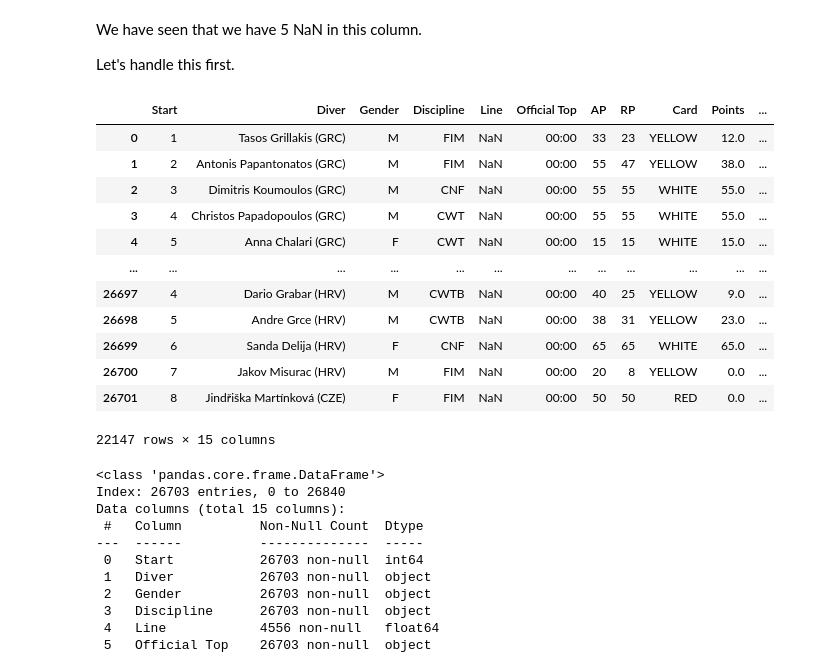
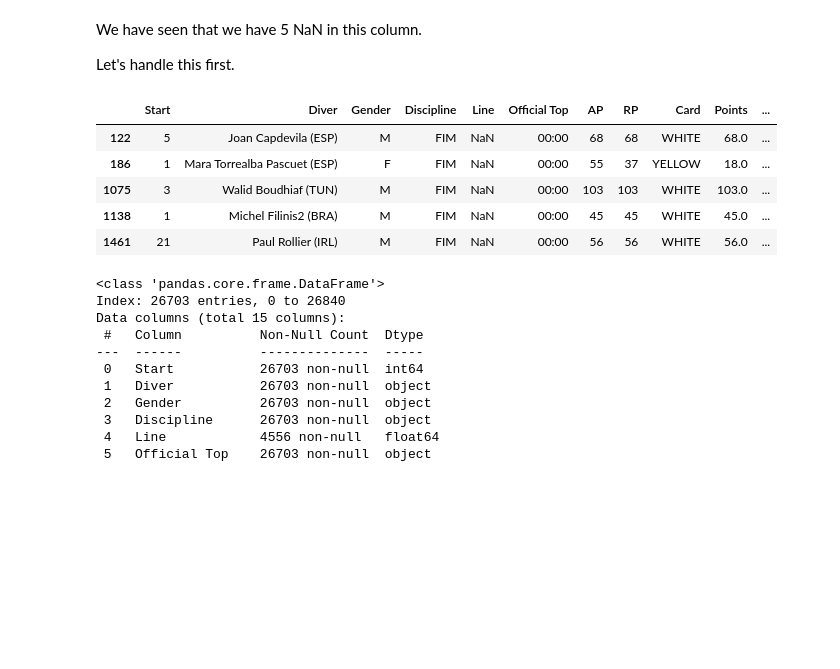
Before and after one commit to ai-mohammed/Projet-Machine-Learning-apn-e, a Jupyter notebook: src/Data_exploration.ipynb, the cells around one changed output. Drawn from its saved outputs; the diff is of its cells as text; code cells hidden in the pictures; blank space fills up the shorter version.

```diff
--- a/src/Data_exploration.ipynb
+++ b/src/Data_exploration.ipynb
@@ -273,19 +273,12 @@ We have seen that we have 5 NaN in this column.
 
 Let's handle this first.
 # %%
-df[df.isna().any(axis=1)]
+df[df["Remarks"].isna() == True]
 # %% [output]
 |  | Start | Diver | Gender | Discipline | Line | Official Top | AP | RP | Card | Points | ... |
-| 0 | 1 | Tasos Grillakis (GRC) | M | FIM | NaN | 00:00 | 33 | 23 | YELLOW | 12.0 | ... |
-| 1 | 2 | Antonis Papantonatos (GRC) | M | FIM | NaN | 00:00 | 55 | 47 | YELLOW | 38.0 | ... |
-| 2 | 3 | Dimitris Koumoulos (GRC) | M | CNF | NaN | 00:00 | 55 | 55 | WHITE | 55.0 | ... |
-| 3 | 4 | Christos Papadopoulos (GRC) | M | CWT | NaN | 00:00 | 55 | 55 | WHITE | 55.0 | ... |
-| 4 | 5 | Anna Chalari (GRC) | F | CWT | NaN | 00:00 | 15 | 15 | WHITE | 15.0 | ... |
-| ... | ... | ... | ... | ... | ... | ... | ... | ... | ... | ... | ... |
-| 26697 | 4 | Dario Grabar (HRV) | M | CWTB | NaN | 00:00 | 40 | 25 | YELLOW | 9.0 | ... |
-| 26698 | 5 | Andre Grce (HRV) | M | CWTB | NaN | 00:00 | 38 | 31 | YELLOW | 23.0 | ... |
-| 26699 | 6 | Sanda Delija (HRV) | F | CNF | NaN | 00:00 | 65 | 65 | WHITE | 65.0 | ... |
-| 26700 | 7 | Jakov Misurac (HRV) | M | FIM | NaN | 00:00 | 20 | 8 | YELLOW | 0.0 | ... |
-| 26701 | 8 | Jindřiška Martínková (CZE) | F | FIM | NaN | 00:00 | 50 | 50 | RED | 0.0 | ... |
+| 122 | 5 | Joan Capdevila (ESP) | M | FIM | NaN | 00:00 | 68 | 68 | WHITE | 68.0 | ... |
+| 186 | 1 | Mara Torrealba Pascuet (ESP) | F | FIM | NaN | 00:00 | 55 | 37 | YELLOW | 18.0 | ... |
+| 1075 | 3 | Walid Boudhiaf (TUN) | M | FIM | NaN | 00:00 | 103 | 103 | WHITE | 103.0 | ... |
+| 1138 | 1 | Michel Filinis2 (BRA) | M | FIM | NaN | 00:00 | 45 | 45 | WHITE | 45.0 | ... |
+| 1461 | 21 | Paul Rollier (IRL) | M | FIM | NaN | 00:00 | 56 | 56 | WHITE | 56.0 | ... |
-22147 rows × 15 columns
 # %%
```
Also changed, not shown: parts of 6 cells of this notebook, 2 other files.
